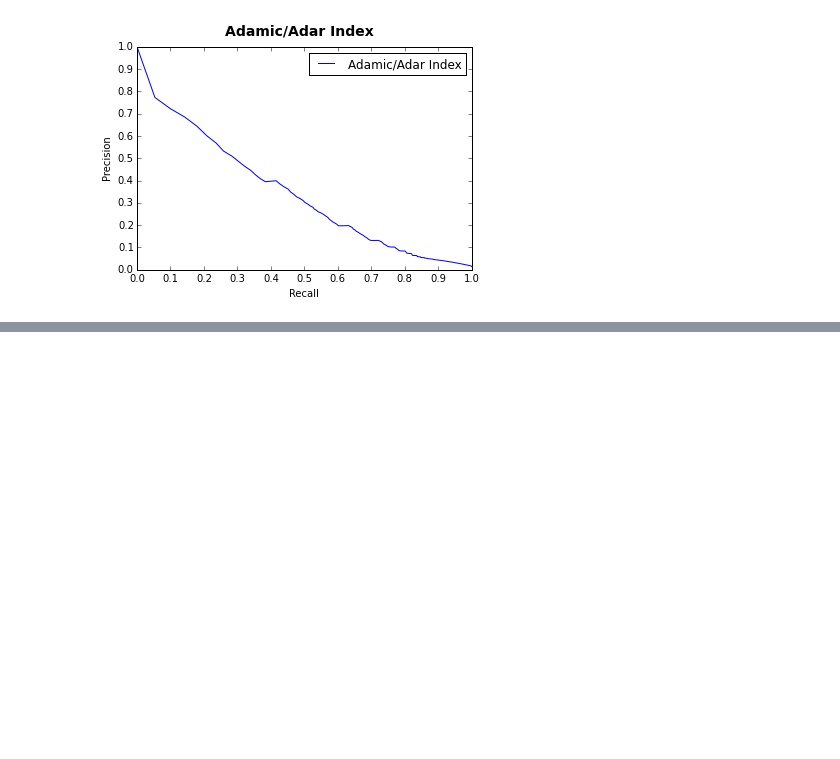
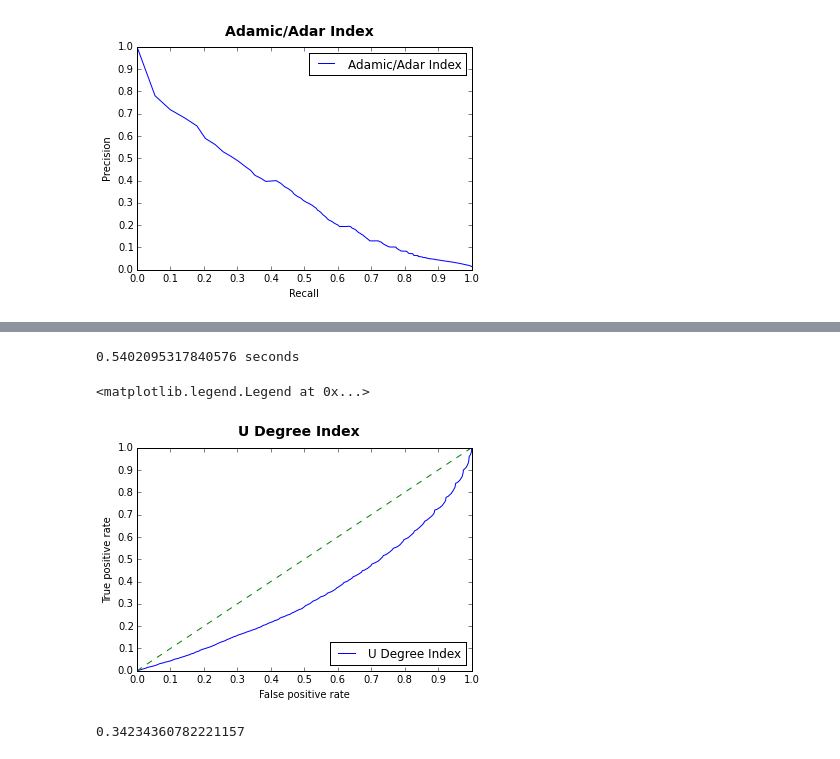
Before and after one commit to kit-parco/networkit-hyperbolic-kd, a Jupyter notebook: Doc/Notebooks/LinkPrediction.ipynb, the cells around one changed output, grey strips where cells are left out. Saved outputs shown, nothing was run; the diff lists cells and outputs as text; code cells hidden in the pictures; blank space fills up the shorter version.

```diff
--- a/Doc/Notebooks/LinkPrediction.ipynb
+++ b/Doc/Notebooks/LinkPrediction.ipynb
@@ -300,0 +307,24 @@ pr.getAreaUnderCurve()
+# %%
+startTime = time.time()
+predictions = uDegreeIndex.runOnParallel(missingLinks)
+print("%s seconds" % (time.time() - startTime))
+# %% [output]
+0.5402095317840576 seconds
+# %%
+X, Y = roc.getCurve(predictions)
+plt.suptitle("U Degree Index", fontsize=14, fontweight="bold")
+plt.xticks([z / 10 for z in range(11)])
+plt.yticks([z / 10 for z in range(11)])
+plt.xlabel("False positive rate")
+plt.ylabel("True positive rate")
+plt.axis([0, 1, 0, 1])
+curve, = plt.plot(X, Y, label="U Degree Index")
+plt.plot([0, 1], [0, 1], ls='--')
+plt.legend(handles=[curve], loc=4)
+# %% [output]
+<matplotlib.legend.Legend at 0x...>
+[figure, added]
+# %%
+roc.getAreaUnderCurve()
+# %% [output]
+0.34234360782221157
```
Also changed, not shown: parts of 47 cells of this notebook, 4 other files.
